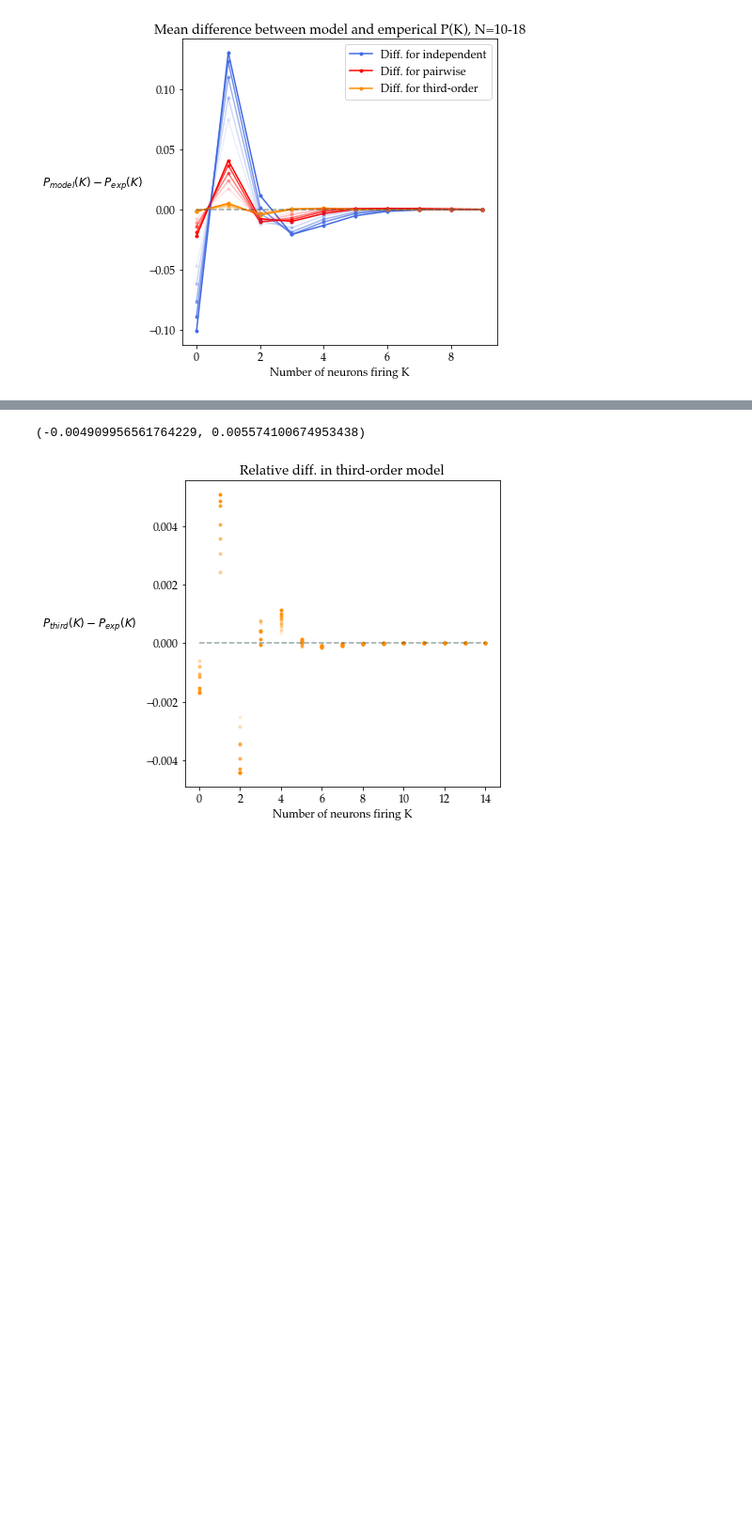
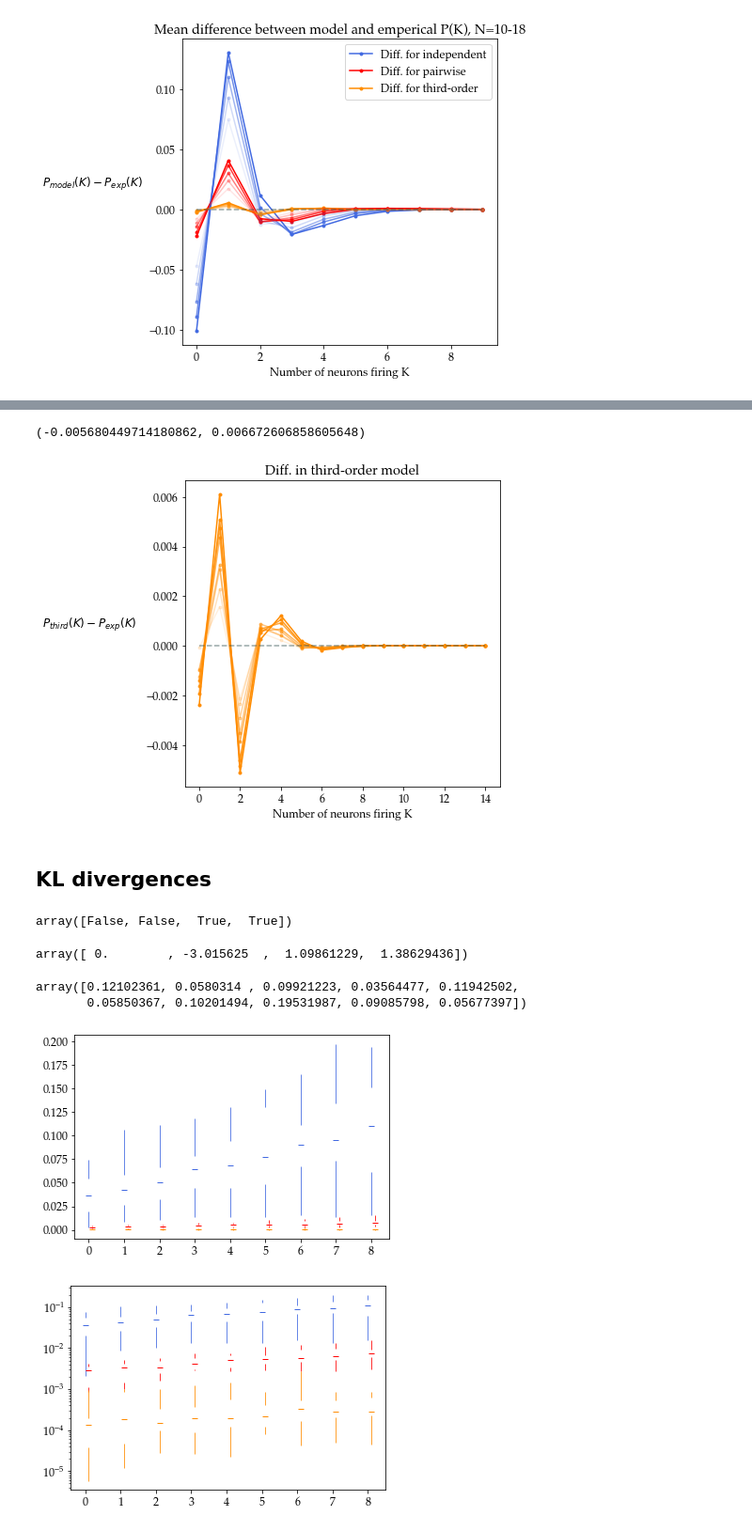
Before and after one commit to abramschon/maxent, a Jupyter notebook: notebooks/correlations.ipynb, the cells around one changed output, grey strips where cells are left out. Shown at 94% size. Saved outputs shown, nothing was run; the diff lists cells and outputs as text; code cells hidden in the pictures; blank space fills up the shorter version.

Commit message:
More trained models

```diff
--- a/notebooks/correlations.ipynb
+++ b/notebooks/correlations.ipynb
@@ -501,18 +521,69 @@ Ns = list(range(10,19))
 plt.figure(figsize=(6,6))
 
 for N in Ns[-1::-1]:
-    pks, indep_pks, ising_pks, third_pks = load_pks(N,True)
+    pks, indep_pks, ising_pks, third_pks = load_pks(N,True,False)
     dff_ks, Ks = get_trunc_pks(third_pks - pks, trunc)  # when this is positive, model over predicts and negative - under-predicts
     # when this is positive, model over predicts and negative - under-predicts
     alpha =  (N - np.min(Ns))/(np.max(Ns)-np.min(Ns) )
-    plt.plot(Ks,np.mean(dff_ks,axis=1),'.',color="darkorange", alpha=alpha)
+    plt.plot(Ks,np.mean(dff_ks,axis=1),'.-',color="darkorange", alpha=alpha)
     plt.xlabel("Number of neurons firing K")
     plt.ylabel("$P_{third}(K)-P_{exp}(K)$",rotation=0,labelpad=60)
-    plt.title(f"Relative diff. in third-order model")
+    plt.title(f"Diff. in third-order model")
 print(plt.ylim())
 top_x = round(plt.xlim()[1])
 plt.plot(np.arange(top_x), np.zeros(top_x),"--",color="darkslategrey",alpha=0.5)
 plt.show()
 # %% [output]
-(-0.004909956561764229, 0.005574100674953438)
+(-0.005680449714180862, 0.006672606858605648)
-[figure, old version]
+[figure, new version]
+# %% [markdown]
+## KL divergences
+# %%
+np.array([1,2,3,4])>2
+# %% [output]
+array([False, False,  True,  True])
+# %%
+np.log([1,2,3,4], where=np.array([1,2,3,4])>2)
+# %% [output]
+array([ 0.        , -3.015625  ,  1.09861229,  1.38629436])
+# %%
+def D_KL(p_true, p_model):
+    p_true = np.clip(p_true,1e-30,1)
+    p_model = np.clip(p_model,1e-30,1)
+    return np.sum(p_true * np.log(p_true/p_model),axis=0)
+# %%
+pks, indep_pks, ising_pks, third_pks = load_pks(18,True)
+# %%
+D_KL(pks,ising_pks) / D_KL(pks,indep_pks)
+# %% [output]
+array([0.12102361, 0.0580314 , 0.09921223, 0.03564477, 0.11942502,
+       0.05850367, 0.10201494, 0.19531987, 0.09085798, 0.05677397])
+# %%
+ind_DKL = []
+pair_DKL = []
+third_DKL = []
+
+D_3KLs = []
+for N in list(range(10,19)):
+    pks, indep_pks, ising_pks, third_pks = load_pks(N,True)
+    ind_DKL.append( D_KL(pks,indep_pks) )
+    pair_DKL.append( D_KL(pks,ising_pks) )
+    third_DKL.append( D_KL(pks,third_pks) )
+
+ind_DKL = np.array(ind_DKL)
+pair_DKL = np.array(pair_DKL)
+third_DKL = np.array(third_DKL)
+# %%
+plot_quartiles(ind_DKL,'royalblue')
+plot_quartiles(pair_DKL,'red', None, 0.1)
+plot_quartiles(third_DKL,'darkorange', None, 0.1)
+plt.show()
+
+plt.yscale("log")
+plot_quartiles(ind_DKL,'royalblue')
+plot_quartiles(pair_DKL,'red', None, 0.1)
+plot_quartiles(third_DKL,'darkorange', None, 0.1)
+plt.show()
+# %% [output]
+[figure, added]
+[figure, added]
```
Also changed, not shown: parts of 8 cells of this notebook, 28 other files.
